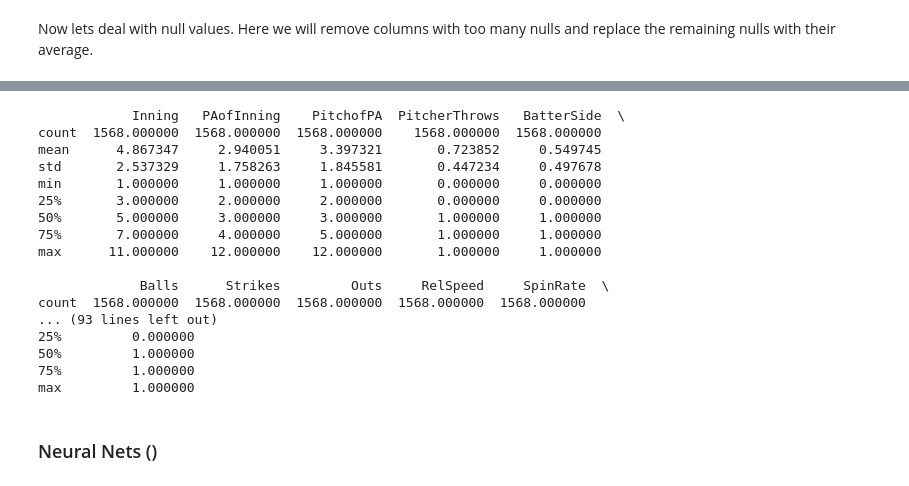
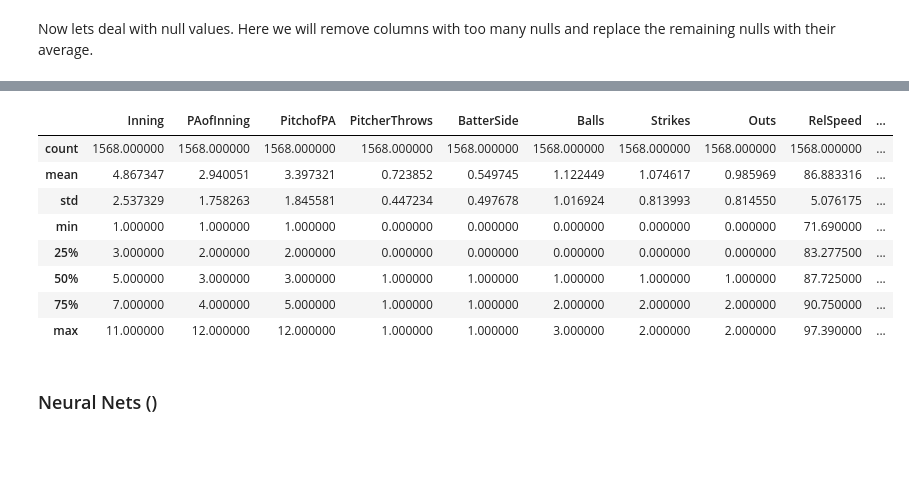
Before and after one commit to dylan-dang/baseball-ml-project, a Jupyter notebook: notebook.ipynb, the cells around one changed output, grey strips where cells are left out. Drawn from its saved outputs; the diff is of its cells as text; code cells hidden in the pictures; blank space fills up the shorter version.

```diff
--- a/notebook.ipynb
+++ b/notebook.ipynb
@@ -301,28 +277,23 @@ This is good enough for preliminary data cleaning. Now we explore the data to be
 # %% [markdown]
 To get a very overall feel for the data, we want to take a look at the correlations between the remaining columns and see how they are related to home runs
 # %%
-#Create an "IsHomeRun" label column
+# Create an "IsHomeRun" label column
 data['IsHomeRun'] = (after_hit_data['PlayResult'] == 'HomeRun').astype(int)
 
-#Check if there are any categorical  columns left
+# Check if there are any categorical  columns left
 categorical_features = data.select_dtypes(exclude=["number"]).columns
-print("Categorical Features:")
-print(categorical_features)
-print()
+print("Categorical Features: ", categorical_features)
 
 #There are 5, but we will keep those for the feature engineering section. So we temporarily drop them.
 # Drop all columns that aren't numerical
 numerical_features = data.select_dtypes(include=['float64', 'int64']).columns.tolist()
 if 'IsHomeRun' not in numerical_features:
     numerical_features.append('IsHomeRun')
-print("Numerical Features: ")
-print(numerical_features)
-print()
+print("Numerical Features: ", numerical_features)
 
-## Calculate correlations with IsHomeRun
-home_run_corr = data[numerical_features].corr()['IsHomeRun'].sort_values(ascending=False)
+# Calculate correlations with IsHomeRun
+home_run_corr = pd.DataFrame(data[numerical_features].corr()['IsHomeRun'].sort_values(ascending=False))
 
 # Display the correlations
-pd.set_option('display.max_rows', None)
-print(home_run_corr)
+home_run_corr
 # %% [output]
@@ -511,36 +480,28 @@ PitcherTeam         0
 # %%
 # Inspect the numerical columns
-data = data.drop(columns=['PitchNo', 'y0'])
+data = data.drop(columns=['PitchNo', 'y0'], errors='ignore')
 pd.set_option('display.max_columns', None)
-print(data.describe())
+data.describe()
 
 # # Determine which columns to round and to what precision
 # # For example, let's round columns with large values to the nearest integer
 # columns_to_round = ['ExitSpeed', 'Angle', 'HitSpinRate', 'hit_spin_axis', 'hit_contact_x', 'hit_contact_y', 'hit_contact_z']
 
 # # Apply rounding
 # data[columns_to_round] = data[columns_to_round].round(0)
 
 # # Verify the changes
 # print(data[columns_to_round].head())
 # %% [output]
-            Inning   PAofInning    PitchofPA  PitcherThrows   BatterSide  \
-count  1568.000000  1568.000000  1568.000000    1568.000000  1568.000000
-mean      4.867347     2.940051     3.397321       0.723852     0.549745
-std       2.537329     1.758263     1.845581       0.447234     0.497678
-min       1.000000     1.000000     1.000000       0.000000     0.000000
-25%       3.000000     2.000000     2.000000       0.000000     0.000000
-50%       5.000000     3.000000     3.000000       1.000000     1.000000
-75%       7.000000     4.000000     5.000000       1.000000     1.000000
-max      11.000000    12.000000    12.000000       1.000000     1.000000
-
-             Balls      Strikes         Outs     RelSpeed     SpinRate  \
-count  1568.000000  1568.000000  1568.000000  1568.000000  1568.000000
-... (93 lines left out)
-25%         0.000000
-50%         1.000000
-75%         1.000000
-max         1.000000
+|  | Inning | PAofInning | PitchofPA | PitcherThrows | BatterSide | Balls | Strikes | Outs | RelSpeed | ... |
+| count | 1568.000000 | 1568.000000 | 1568.000000 | 1568.000000 | 1568.000000 | 1568.000000 | 1568.000000 | 1568.000000 | 1568.000000 | ... |
+| mean | 4.867347 | 2.940051 | 3.397321 | 0.723852 | 0.549745 | 1.122449 | 1.074617 | 0.985969 | 86.883316 | ... |
+| std | 2.537329 | 1.758263 | 1.845581 | 0.447234 | 0.497678 | 1.016924 | 0.813993 | 0.814550 | 5.076175 | ... |
+| min | 1.000000 | 1.000000 | 1.000000 | 0.000000 | 0.000000 | 0.000000 | 0.000000 | 0.000000 | 71.690000 | ... |
+| 25% | 3.000000 | 2.000000 | 2.000000 | 0.000000 | 0.000000 | 0.000000 | 0.000000 | 0.000000 | 83.277500 | ... |
+| 50% | 5.000000 | 3.000000 | 3.000000 | 1.000000 | 1.000000 | 1.000000 | 1.000000 | 1.000000 | 87.725000 | ... |
+| 75% | 7.000000 | 4.000000 | 5.000000 | 1.000000 | 1.000000 | 2.000000 | 2.000000 | 2.000000 | 90.750000 | ... |
+| max | 11.000000 | 12.000000 | 12.000000 | 1.000000 | 1.000000 | 3.000000 | 2.000000 | 2.000000 | 97.390000 | ... |
 # %% [markdown]
 ### Neural Nets ()
 # %% [markdown]
```
Also changed, not shown: parts of 11 cells of this notebook.
